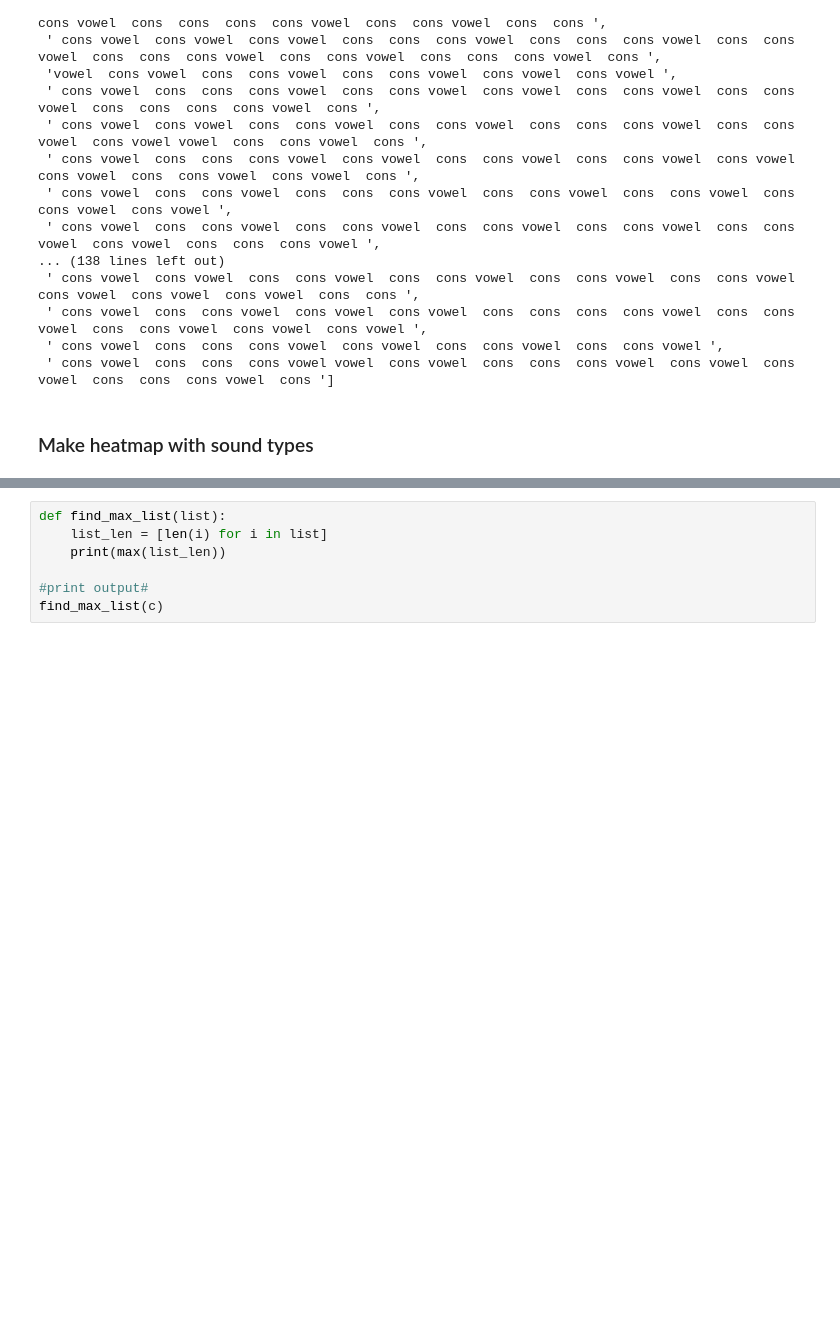
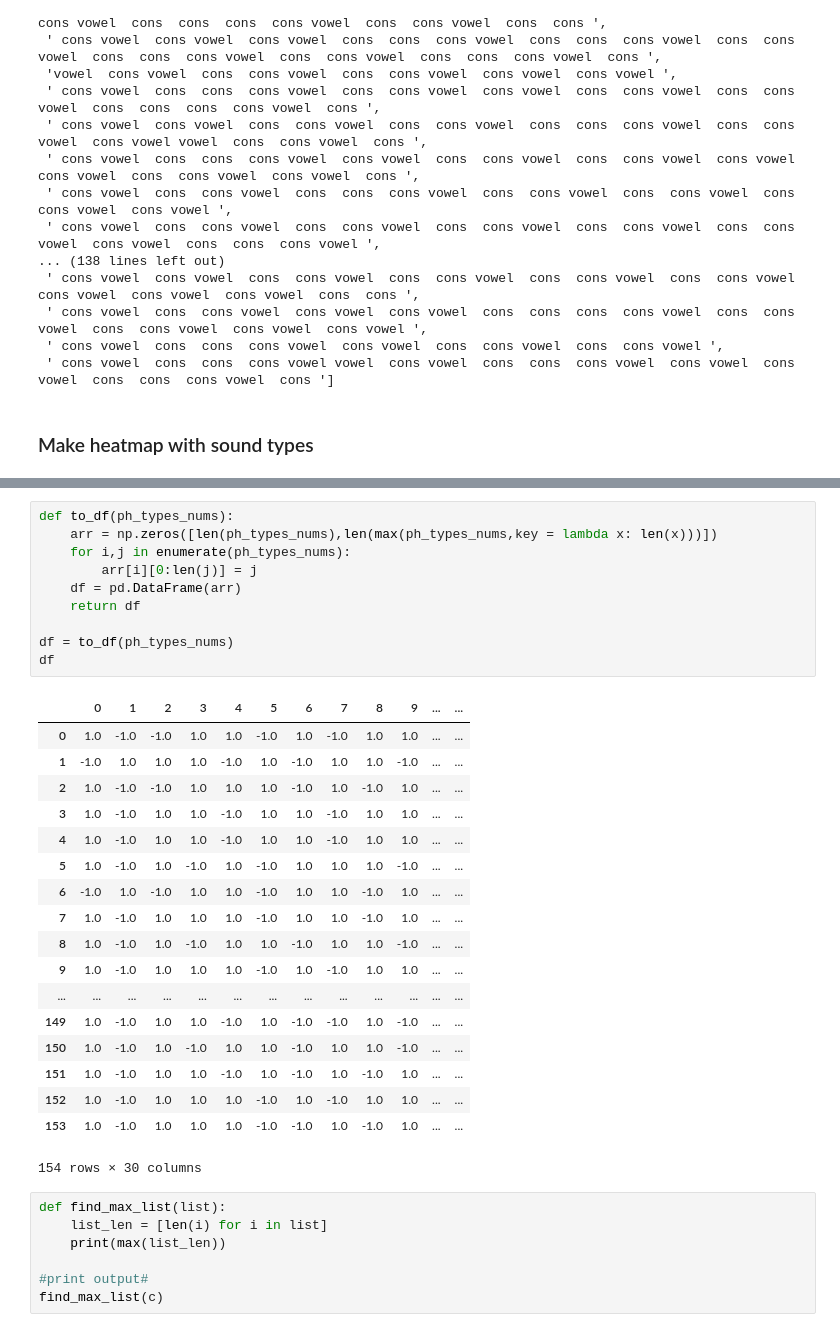
Before and after one commit to timholds/shakespeare, a Jupyter notebook: analyze-sonnets.ipynb, the cells around one changed output, grey strips where cells are left out. Drawn from its saved outputs; the diff is of its cells as text; blank space fills up the shorter version.

```diff
--- a/analyze-sonnets.ipynb
+++ b/analyze-sonnets.ipynb
@@ -234,5 +234,34 @@ len(c[100])
 # %% [output]
 25
+# %%
+def to_df(ph_types_nums):
+    arr = np.zeros([len(ph_types_nums),len(max(ph_types_nums,key = lambda x: len(x)))])
+    for i,j in enumerate(ph_types_nums):
+        arr[i][0:len(j)] = j
+    df = pd.DataFrame(arr)
+    return df
+
+df = to_df(ph_types_nums)
+df
+# %% [output]
+|  | 0 | 1 | 2 | 3 | 4 | 5 | 6 | 7 | 8 | 9 | ... | ... |
+| 0 | 1.0 | -1.0 | -1.0 | 1.0 | 1.0 | -1.0 | 1.0 | -1.0 | 1.0 | 1.0 | ... | ... |
+| 1 | -1.0 | 1.0 | 1.0 | 1.0 | -1.0 | 1.0 | -1.0 | 1.0 | 1.0 | -1.0 | ... | ... |
+| 2 | 1.0 | -1.0 | -1.0 | 1.0 | 1.0 | 1.0 | -1.0 | 1.0 | -1.0 | 1.0 | ... | ... |
+| 3 | 1.0 | -1.0 | 1.0 | 1.0 | -1.0 | 1.0 | 1.0 | -1.0 | 1.0 | 1.0 | ... | ... |
+| 4 | 1.0 | -1.0 | 1.0 | 1.0 | -1.0 | 1.0 | 1.0 | -1.0 | 1.0 | 1.0 | ... | ... |
+| 5 | 1.0 | -1.0 | 1.0 | -1.0 | 1.0 | -1.0 | 1.0 | 1.0 | 1.0 | -1.0 | ... | ... |
+| 6 | -1.0 | 1.0 | -1.0 | 1.0 | 1.0 | -1.0 | 1.0 | 1.0 | -1.0 | 1.0 | ... | ... |
+| 7 | 1.0 | -1.0 | 1.0 | 1.0 | 1.0 | -1.0 | 1.0 | 1.0 | -1.0 | 1.0 | ... | ... |
+| 8 | 1.0 | -1.0 | 1.0 | -1.0 | 1.0 | 1.0 | -1.0 | 1.0 | 1.0 | -1.0 | ... | ... |
+| 9 | 1.0 | -1.0 | 1.0 | 1.0 | 1.0 | -1.0 | 1.0 | -1.0 | 1.0 | 1.0 | ... | ... |
+| ... | ... | ... | ... | ... | ... | ... | ... | ... | ... | ... | ... | ... |
+| 149 | 1.0 | -1.0 | 1.0 | 1.0 | -1.0 | 1.0 | -1.0 | -1.0 | 1.0 | -1.0 | ... | ... |
+| 150 | 1.0 | -1.0 | 1.0 | -1.0 | 1.0 | 1.0 | -1.0 | 1.0 | 1.0 | -1.0 | ... | ... |
+| 151 | 1.0 | -1.0 | 1.0 | 1.0 | -1.0 | 1.0 | -1.0 | 1.0 | -1.0 | 1.0 | ... | ... |
+| 152 | 1.0 | -1.0 | 1.0 | 1.0 | 1.0 | -1.0 | 1.0 | -1.0 | 1.0 | 1.0 | ... | ... |
+| 153 | 1.0 | -1.0 | 1.0 | 1.0 | 1.0 | -1.0 | -1.0 | 1.0 | -1.0 | 1.0 | ... | ... |
+154 rows × 30 columns
 # %%
 def find_max_list(list):
     list_len = [len(i) for i in list]
```
Also changed, not shown: parts of 2 cells of this notebook.
